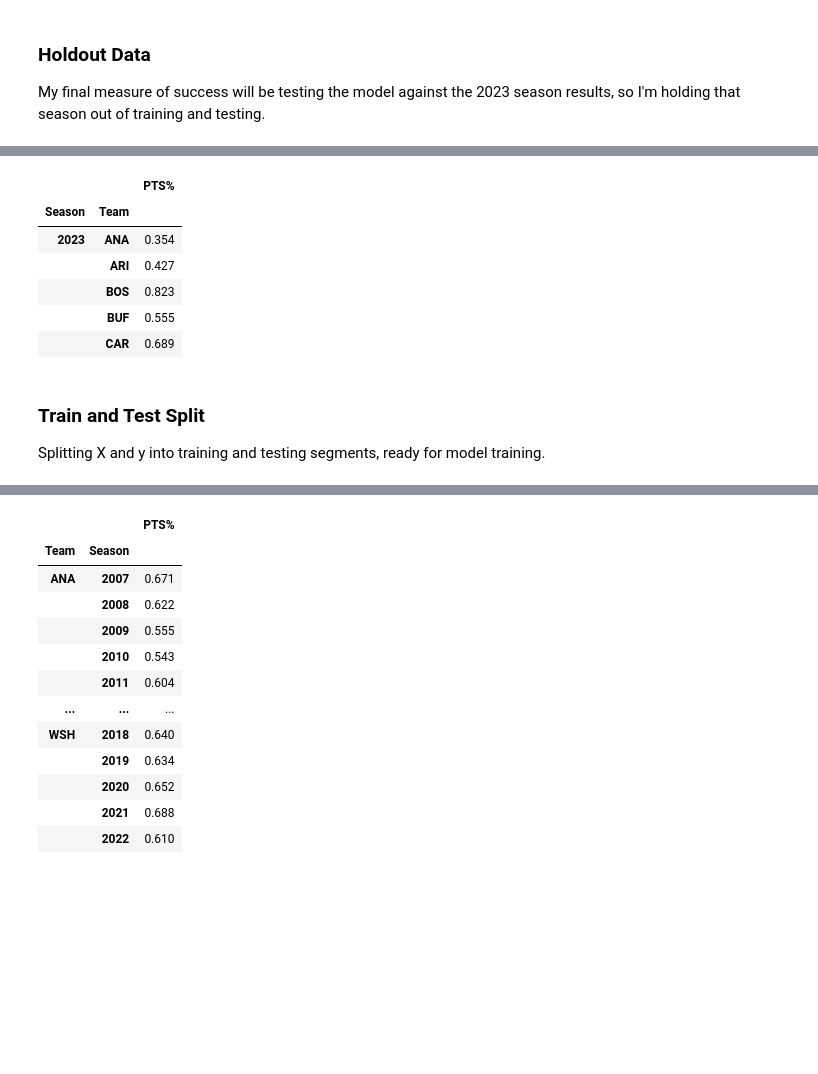
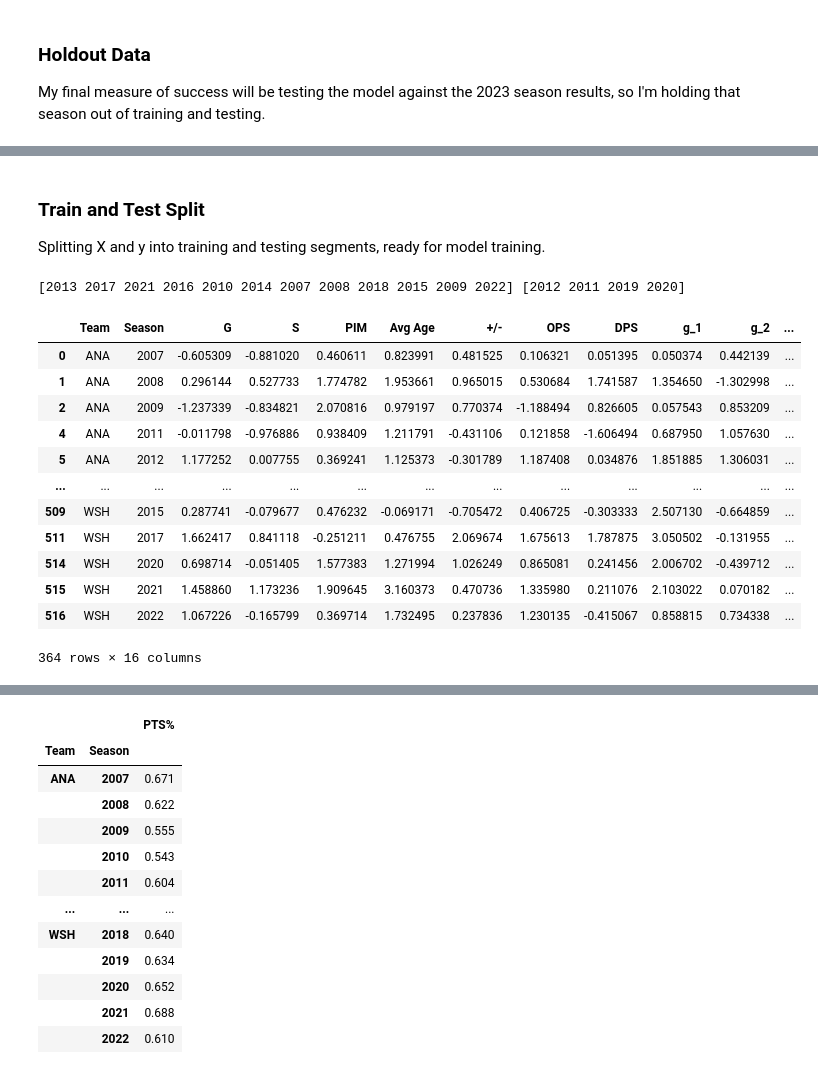
Before and after one commit to loganschmitt14/Capstone_2_NHL_Predictions, a Jupyter notebook: hockey_features.ipynb, the cells around one changed output, grey strips where cells are left out. Cells and saved outputs as stored; diff of their text form; code cells hidden in the pictures; blank space fills up the shorter version.

Commit message:
Created model evaluation criteria

```diff
--- a/hockey_features.ipynb
+++ b/hockey_features.ipynb
@@ -433,17 +434,3 @@ X_pred.head()
 |  | BOS | 0.318729 | 1.950389 | 1.005471 | 1.363327 | 0.437239 | 0.204617 | 1.810722 | 0.425012 | 0.551757 | -0.041271 | ... |
 |  | BUF | -0.670757 | -0.615976 | -0.977306 | -1.525842 | -1.370532 | -0.673291 | -1.285475 | -0.240067 | -0.058013 | -0.830946 | ... |
 |  | CAR | 0.750043 | 1.283589 | -0.887180 | 0.881798 | 1.000620 | 0.780744 | 1.520059 | -0.240067 | -0.423874 | -0.082116 | ... |
-# %%
-y_pred = (scaled_data
-          .loc[scaled_data['Season'] == 2023][['Team', 'Season', 'PTS%']]
-          .set_index(['Season', 'Team'])
-         )
-y_pred.head()
-# %% [output]
-|  |  | PTS% |
-| Season | Team |  |
-| 2023 | ANA | 0.354 |
-|  | ARI | 0.427 |
-|  | BOS | 0.823 |
-|  | BUF | 0.555 |
-|  | CAR | 0.689 |
@@ -450,6 +443,32 @@ y_pred.head()
 # %% [markdown]
 ### Train and Test Split ###
 Splitting X and y into training and testing segments, ready for model training.
+# %%
+model_seasons = np.delete(seasons, -1)
+random.seed(17)
+random.shuffle(model_seasons)
+# Split the list into two lists
+train_seasons = model_seasons[:int(len(model_seasons) * .75)]
+test_seasons = model_seasons[int(len(model_seasons) * .75):]
+print(train_seasons, test_seasons)
+# %% [output]
+[2013 2017 2021 2016 2010 2014 2007 2008 2018 2015 2009 2022] [2012 2011 2019 2020]
+# %%
+scaled_data.loc[scaled_data['Season'].isin(train_seasons)]
+# %% [output]
+|  | Team | Season | G | S | PIM | Avg Age | +/- | OPS | DPS | g_1 | g_2 | ... |
+| 0 | ANA | 2007 | -0.605309 | -0.881020 | 0.460611 | 0.823991 | 0.481525 | 0.106321 | 0.051395 | 0.050374 | 0.442139 | ... |
+| 1 | ANA | 2008 | 0.296144 | 0.527733 | 1.774782 | 1.953661 | 0.965015 | 0.530684 | 1.741587 | 1.354650 | -1.302998 | ... |
+| 2 | ANA | 2009 | -1.237339 | -0.834821 | 2.070816 | 0.979197 | 0.770374 | -1.188494 | 0.826605 | 0.057543 | 0.853209 | ... |
+| 4 | ANA | 2011 | -0.011798 | -0.976886 | 0.938409 | 1.211791 | -0.431106 | 0.121858 | -1.606494 | 0.687950 | 1.057630 | ... |
+| 5 | ANA | 2012 | 1.177252 | 0.007755 | 0.369241 | 1.125373 | -0.301789 | 1.187408 | 0.034876 | 1.851885 | 1.306031 | ... |
+| ... | ... | ... | ... | ... | ... | ... | ... | ... | ... | ... | ... | ... |
+| 509 | WSH | 2015 | 0.287741 | -0.079677 | 0.476232 | -0.069171 | -0.705472 | 0.406725 | -0.303333 | 2.507130 | -0.664859 | ... |
+| 511 | WSH | 2017 | 1.662417 | 0.841118 | -0.251211 | 0.476755 | 2.069674 | 1.675613 | 1.787875 | 3.050502 | -0.131955 | ... |
+| 514 | WSH | 2020 | 0.698714 | -0.051405 | 1.577383 | 1.271994 | 1.026249 | 0.865081 | 0.241456 | 2.006702 | -0.439712 | ... |
+| 515 | WSH | 2021 | 1.458860 | 1.173236 | 1.909645 | 3.160373 | 0.470736 | 1.335980 | 0.211076 | 2.103022 | 0.070182 | ... |
+| 516 | WSH | 2022 | 1.067226 | -0.165799 | 0.369714 | 1.732495 | 0.237836 | 1.230135 | -0.415067 | 0.858815 | 0.734338 | ... |
+364 rows × 16 columns
 # %%
 X = (scaled_data
      .drop('PTS%', axis = 1)
```
Also changed, not shown: parts of 8 cells of this notebook.
